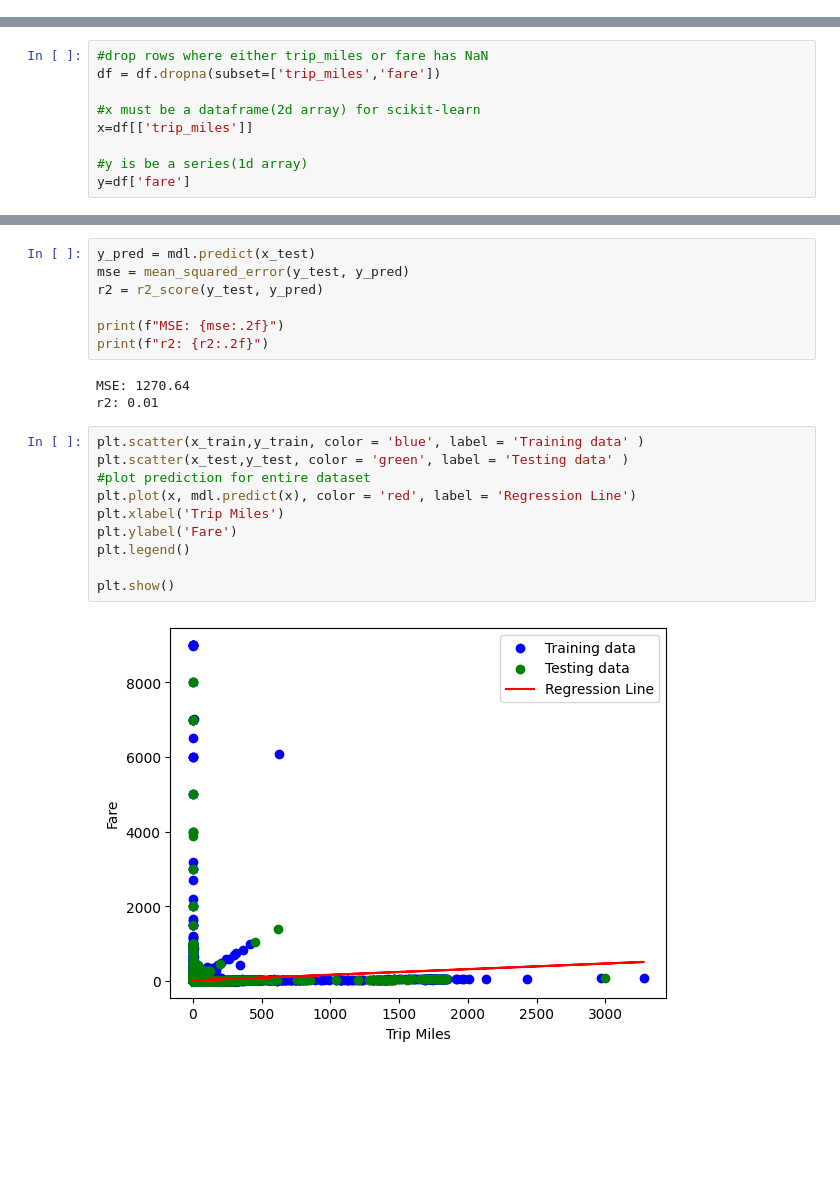
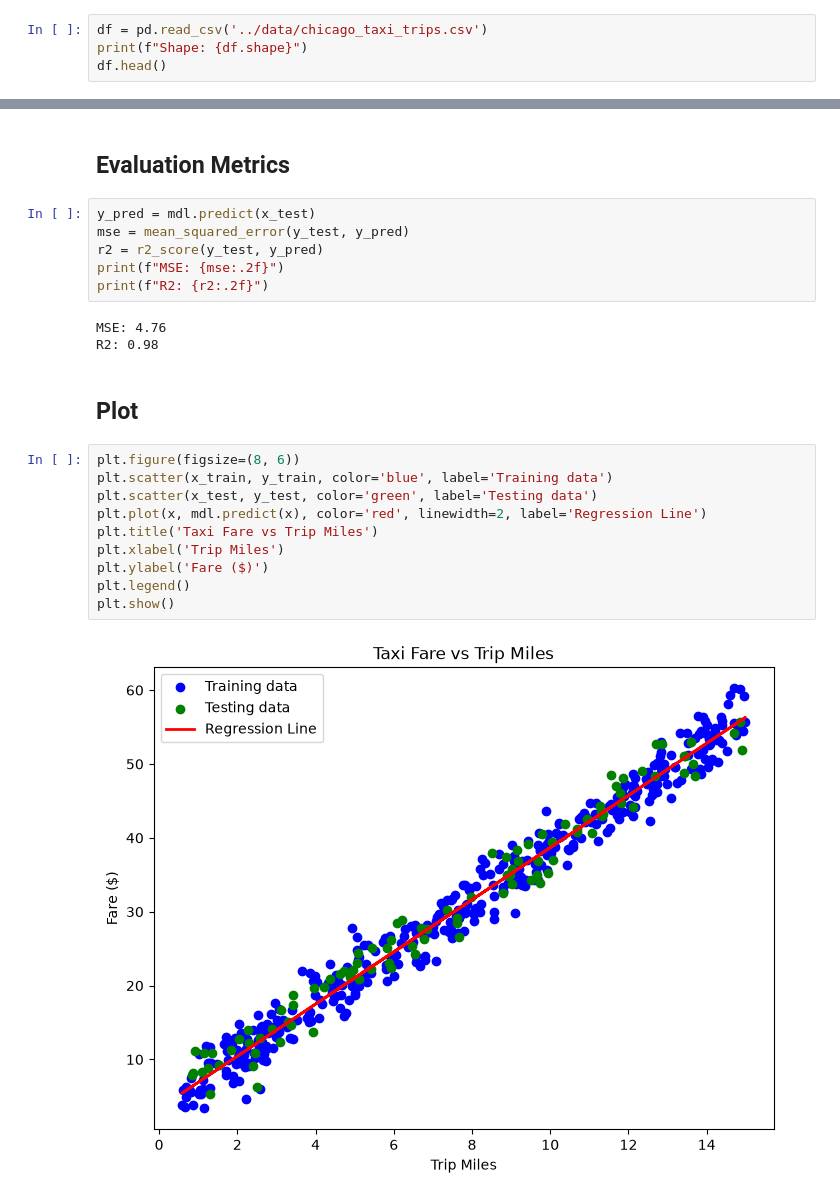
Before and after one commit to AkashNaickar/23CSE301, a Jupyter notebook: Linear Regression/23cse301-linearregression-02.ipynb, the cells around one changed output, grey strips where cells are left out. Saved outputs shown, nothing was run; the diff lists cells and outputs as text; blank space fills up the shorter version.

Commit message:
redo:Linear and Logistic Regression notebooks with local data paths

```diff
--- a/Linear Regression/23cse301-linearregression-02.ipynb
+++ b/Linear Regression/23cse301-linearregression-02.ipynb
@@ -19,0 +14,4 @@ df.head()
+# %%
+df = pd.read_csv('../data/chicago_taxi_trips.csv')
+print(f"Shape: {df.shape}")
+df.head()
@@ -39,10 +33 @@ dropoff_longitude          311682
 dtype: int64
-# %%
-#drop rows where either trip_miles or fare has NaN
-df = df.dropna(subset=['trip_miles','fare'])
-
-#x must be a dataframe(2d array) for scikit-learn
-x=df[['trip_miles']]
-
-#y is be a series(1d array)
-y=df['fare']
@@ -66,22 +59,25 @@ Coefficient: 0.15
+# %% [markdown]
+## Evaluation Metrics
 # %%
 y_pred = mdl.predict(x_test)
 mse = mean_squared_error(y_test, y_pred)
 r2 = r2_score(y_test, y_pred)
-
 print(f"MSE: {mse:.2f}")
-print(f"r2: {r2:.2f}")
+print(f"R2: {r2:.2f}")
 # %% [output]
-MSE: 1270.64
-r2: 0.01
+MSE: 4.76
+R2: 0.98
+# %% [markdown]
+## Plot
 # %%
-plt.scatter(x_train,y_train, color = 'blue', label = 'Training data' )
-plt.scatter(x_test,y_test, color = 'green', label = 'Testing data' )
-#plot prediction for entire dataset
-plt.plot(x, mdl.predict(x), color = 'red', label = 'Regression Line')
+plt.figure(figsize=(8, 6))
+plt.scatter(x_train, y_train, color='blue', label='Training data')
+plt.scatter(x_test, y_test, color='green', label='Testing data')
+plt.plot(x, mdl.predict(x), color='red', linewidth=2, label='Regression Line')
+plt.title('Taxi Fare vs Trip Miles')
 plt.xlabel('Trip Miles')
-plt.ylabel('Fare')
+plt.ylabel('Fare ($)')
 plt.legend()
-
 plt.show()
 # %% [output]
-[figure, old version]
+[figure, new version]
```
Also changed, not shown: parts of 16 cells of this notebook, 7 other files.
